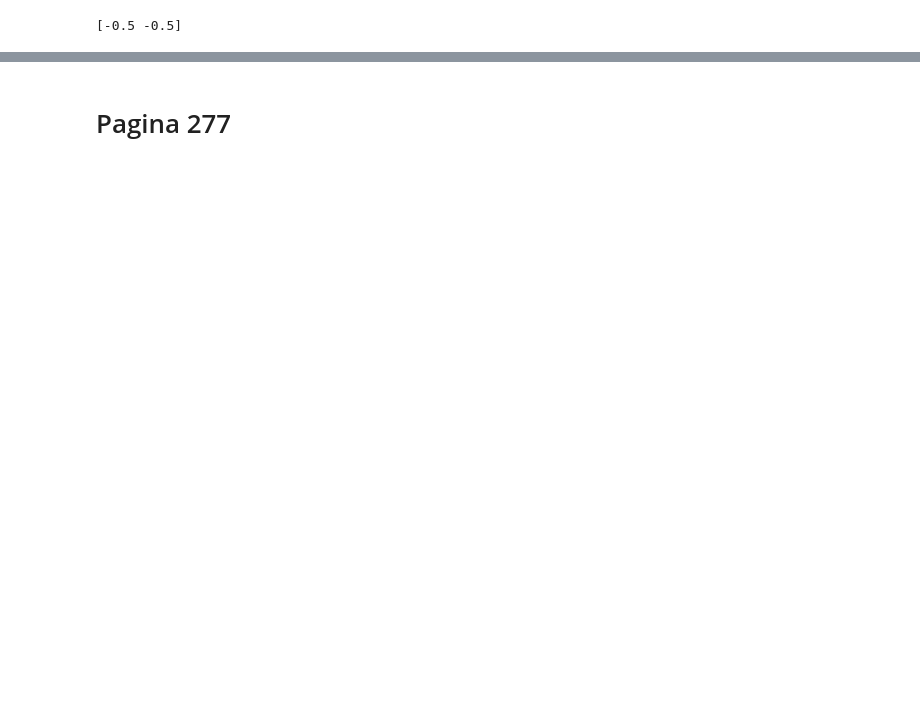
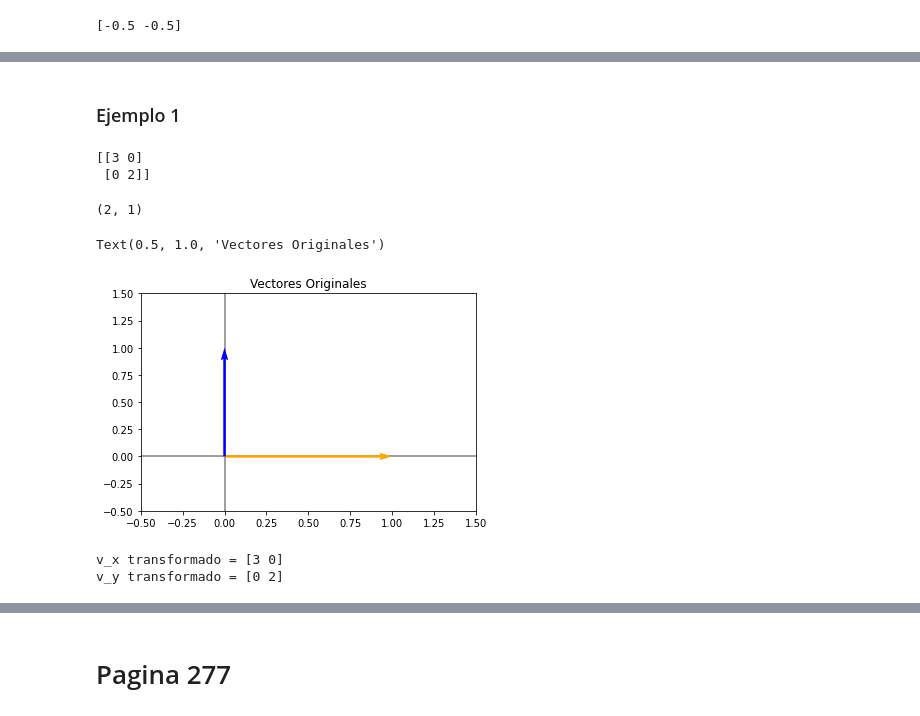
Before and after one commit to carlcri/algegra_lineal_aplicada_ML, a Jupyter notebook: 1_teoria_vectores.ipynb, the cells around one changed output, grey strips where cells are left out. Drawn from its saved outputs; the diff is of its cells as text; code cells hidden in the pictures; blank space fills up the shorter version.

```diff
--- a/1_teoria_vectores.ipynb
+++ b/1_teoria_vectores.ipynb
@@ -308,0 +315,36 @@ print(proyeccion_v_0)
+# %% [markdown]
+### Ejemplo 1
+# %%
+import numpy as np
+import matplotlib.pyplot as plt
+
+%run "Funciones/graficarVectores1.ipynb"
+
+A = np.array([[3,0],[0,2]])
+print(A)
+# %% [output]
+[[3 0]
+ [0 2]]
+# %%
+v_y = np.array([[0,1]]).T
+v_x = np.array([[1,0]]).T
+v_x.shape
+# %% [output]
+(2, 1)
+# %%
+graficarVectores([v_x.flatten(), v_y.flatten()], cols= ['orange','blue'])
+
+plt.xlim(-0.5, 1.5)
+plt.ylim(-0.5, 1.5)
+plt.title('Vectores Originales')
+# %% [output]
+Text(0.5, 1.0, 'Vectores Originales')
+[figure, added]
+# %%
+v_x = A.dot(v_x)
+v_y = A.dot(v_y)
+print('v_x transformado =', v_x.flatten())
+print('v_y transformado =', v_y.flatten())
+# %% [output]
+v_x transformado = [3 0]
+v_y transformado = [0 2]
```
Also changed, not shown: parts of 34 cells of this notebook, 1 other file.
